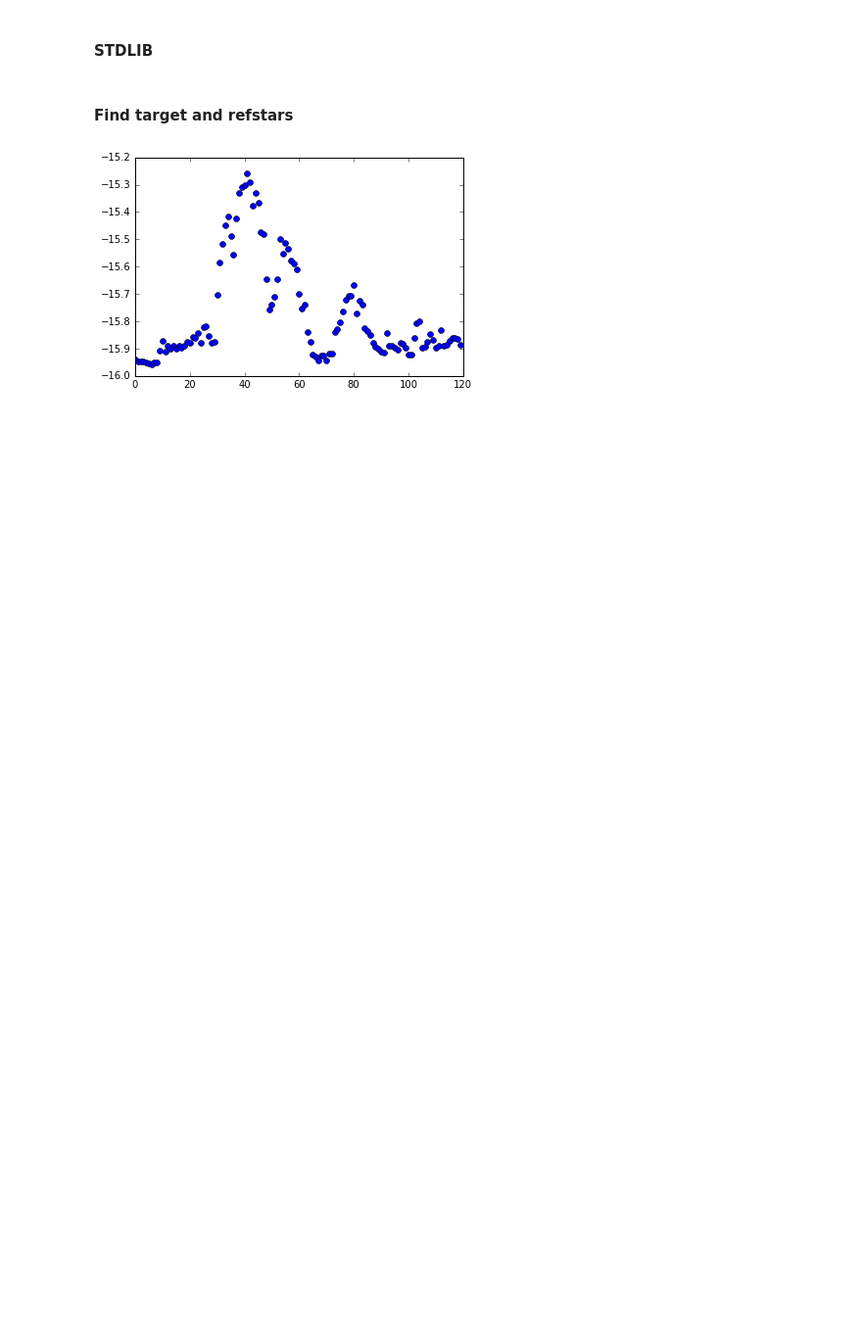
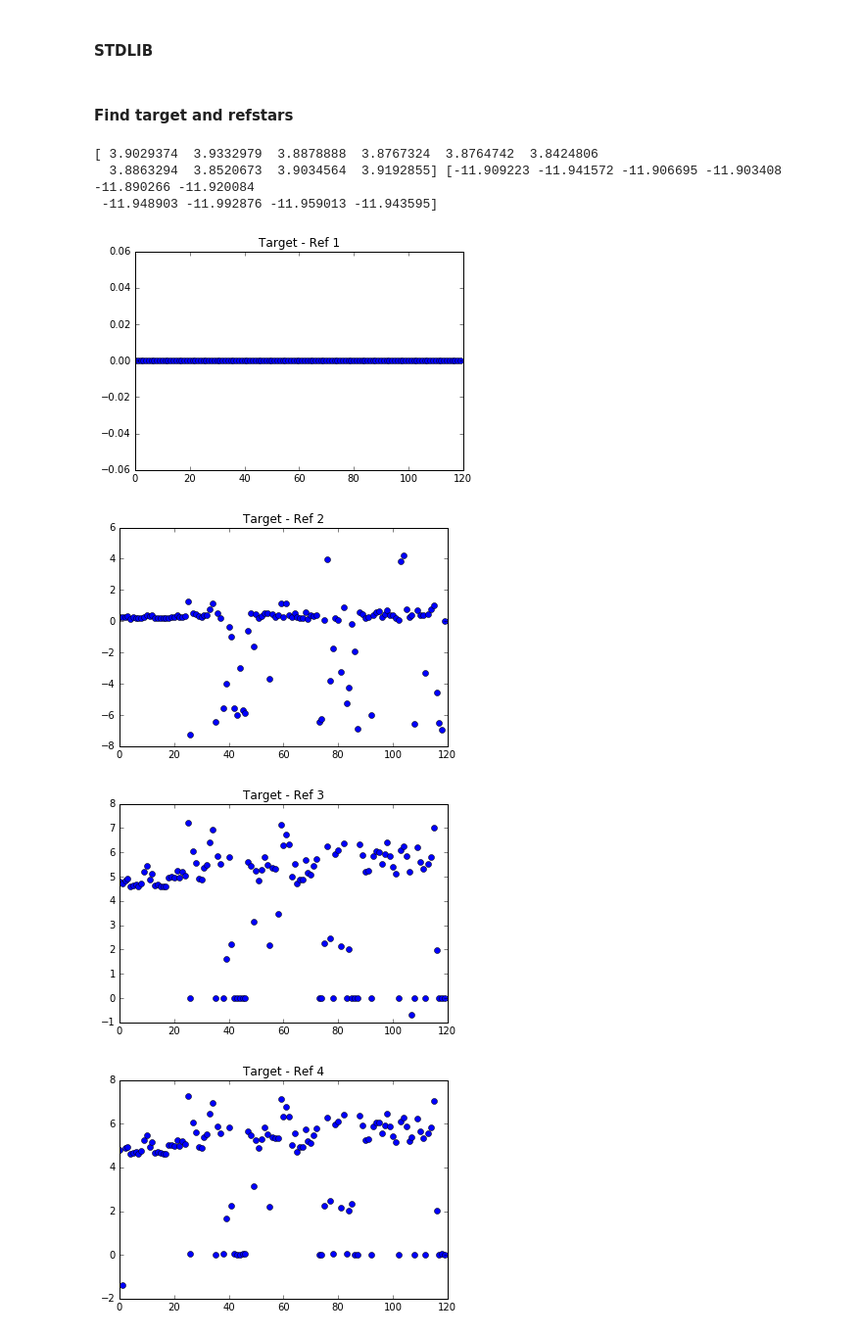
Before and after one commit to alex-delavega/APO, a Jupyter notebook: wasp_44_b.ipynb, the cells around one changed output. Shown: that part at 98% size. Saved outputs shown, nothing was run; the diff lists cells and outputs as text; code cells hidden in the pictures; blank space fills up the shorter version.

```diff
--- a/wasp_44_b.ipynb
+++ b/wasp_44_b.ipynb
@@ -40,24 +17,39 @@ def confirm_coords_txt(ra, dec, cat_ra, cat_dec, maxiter=6, tol=1e-6):
 # %% [markdown]
 #### Find target and refstars
 # %%
-target_mag, ref1_mag, ref2_mag, ref3_mag, ref4_mag, ref5_mag, ref6_mag,\
-ref7_mag, ref8_mag, ref9_mag, ref10_mag = np.zeros(num_file), np.zeros(num_file), np.zeros(num_file), np.zeros(num_file), np.zeros(num_file),\
-np.zeros(num_file), np.zeros(num_file), np.zeros(num_file), np.zeros(num_file), np.zeros(num_file), np.zeros(num_file)
+ref_ra, ref_dec = np.loadtxt('/Users/Alex/Desktop/fourchettes/APO/wasp44b ref stars.txt', usecols=(0, 1), unpack=True, skiprows=1)
 
-target_magerr, ref1_magerr, ref2_magerr, ref3_magerr, ref4_magerr, ref5_magerr, ref6_magerr,\
-ref7_magerr, ref8_magerr, ref9_magerr, ref10_magerr = np.zeros(num_file), np.zeros(num_file), np.zeros(num_file), np.zeros(num_file), np.zeros(num_file),\
-np.zeros(num_file), np.zeros(num_file), np.zeros(num_file), np.zeros(num_file), np.zeros(num_file), np.zeros(num_file)
+print ref_ra, ref_dec
+
+target_mag, ref_mag = np.zeros(num_file), np.zeros((10, num_file))
+target_magerr, ref_magerr = np.zeros(num_file), np.zeros((10, num_file))
 
 target_coord = SkyCoord('00 15 37 -11 56 20', unit=(u.hourangle, u.deg)).to_string('decimal').split()
 target_ra, target_dec = float(target_coord[0]), float(target_coord[1])
 
-for n in range(478, 598):
+for n in range(478, 597):
     mag, magerr, ra, dec = np.loadtxt(data_path + cat_name + str(n) + '.cat', skiprows=9, usecols=(3, 4, 7, 8), unpack=True)
 
     target_index = confirm_coords_txt(target_ra, target_dec, ra, dec)
     target_mag[n - 478], target_magerr[n - 478] = mag[target_index], magerr[target_index]
+
+    for i in range(len(ref_ra)):
+        ref_index = SkyCoord(ra=ref_ra[i], dec=ref_dec[i], unit=(u.degree)).match_to_catalog_3d(SkyCoord(ra=ra, dec=dec, unit=(u.degree)))
+        #print i, n, ref_index
+        ref_index = int(ref_index[0])
+        ref_mag[i, n - 478], ref_magerr[i, n - 478] = mag[ref_index], magerr[ref_index]
+# %% [output]
+[ 3.9029374  3.9332979  3.8878888  3.8767324  3.8764742  3.8424806
+  3.8863294  3.8520673  3.9034564  3.9192855] [-11.909223 -11.941572 -11.906695 -11.903408 -11.890266 -11.920084
+ -11.948903 -11.992876 -11.959013 -11.943595]
-# %%
-plt.errorbar(range(0, num_file), target_mag, yerr=[target_magerr, target_magerr], linestyle='None', marker='o')
-plt.show()
-# %% [output]
-[figure, removed]
+# %%
+
+for j in range(0, 10):
+    plt.plot(range(0, num_file), ref_mag[0] - ref_mag[j], linestyle='None', marker='o')
+    plt.title('Target - Ref ' + str(j + 1))
+    plt.show()
+# %% [output]
+[figure, added]
+[figure, added]
+[figure, added]
+[figure, added]
```
Also changed, not shown: parts of 3 cells of this notebook.
